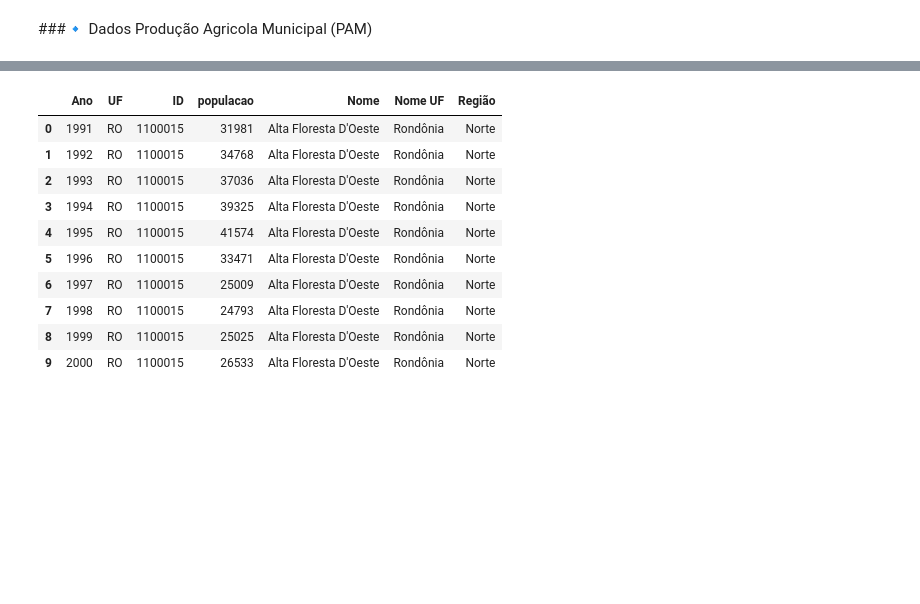
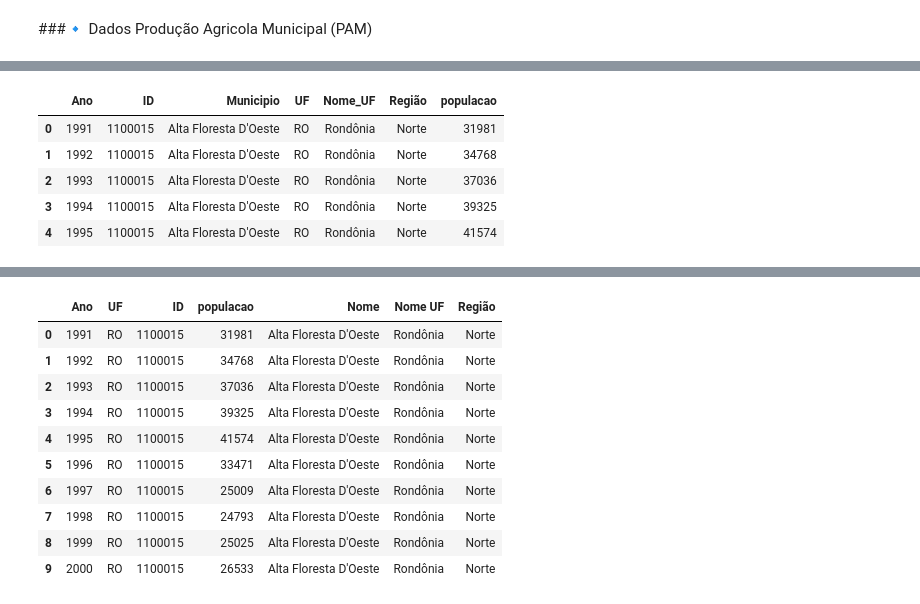
Before and after one commit to Jonathan-Paixao/Tech_Challenge_FIAP, a Jupyter notebook: ETL_FiapChall.ipynb, the cells around one changed output, grey strips where cells are left out. Drawn from its saved outputs; the diff is of its cells as text; code cells hidden in the pictures; blank space fills up the shorter version.

Commit message:
PAM + Demograficos corrigidos

```diff
--- a/ETL_FiapChall.ipynb
+++ b/ETL_FiapChall.ipynb
@@ -835,0 +818,4 @@ pam.head(10)
+# %%
+caminho_ext = '/content/drive/MyDrive/Challenge_FIAP/Dados_XLSX_Externos/Demografico_IBGE_muni_UF.xlsx'
+
+demograficos = pd.read_excel(caminho_ext)
@@ -836,9 +836,32 @@ pam.head(10)
 # %%
-pam.rename(columns={
+demograficos.rename(columns={
     'ano': 'Ano',
     'sigla_uf': 'UF',
     'id_municipio': 'ID',
     'nome_municipio': 'Municipio',
     'nome_uf': 'Nome_UF',
     'nome_regiao': 'Região'
 }, inplace=True)
+
+demograficos = demograficos.astype({
+    'Ano': 'Int64',
+    'UF': 'category',
+    'ID': 'Int64',
+    'populacao': 'Int64',
+    'Municipio': 'string',
+    'Nome_UF': 'category',
+    'Região': 'category'
+})
+
+nova_ordem = ['Ano', 'ID', 'Municipio', 'UF', 'Nome_UF', 'Região', 'populacao']
+
+demograficos = demograficos[nova_ordem]
+
+demograficos.head(5)
+# %% [output]
+|  | Ano | ID | Municipio | UF | Nome_UF | Região | populacao |
+| 0 | 1991 | 1100015 | Alta Floresta D'Oeste | RO | Rondônia | Norte | 31981 |
+| 1 | 1992 | 1100015 | Alta Floresta D'Oeste | RO | Rondônia | Norte | 34768 |
+| 2 | 1993 | 1100015 | Alta Floresta D'Oeste | RO | Rondônia | Norte | 37036 |
+| 3 | 1994 | 1100015 | Alta Floresta D'Oeste | RO | Rondônia | Norte | 39325 |
+| 4 | 1995 | 1100015 | Alta Floresta D'Oeste | RO | Rondônia | Norte | 41574 |
```
Also changed, not shown: parts of 25 cells of this notebook.
